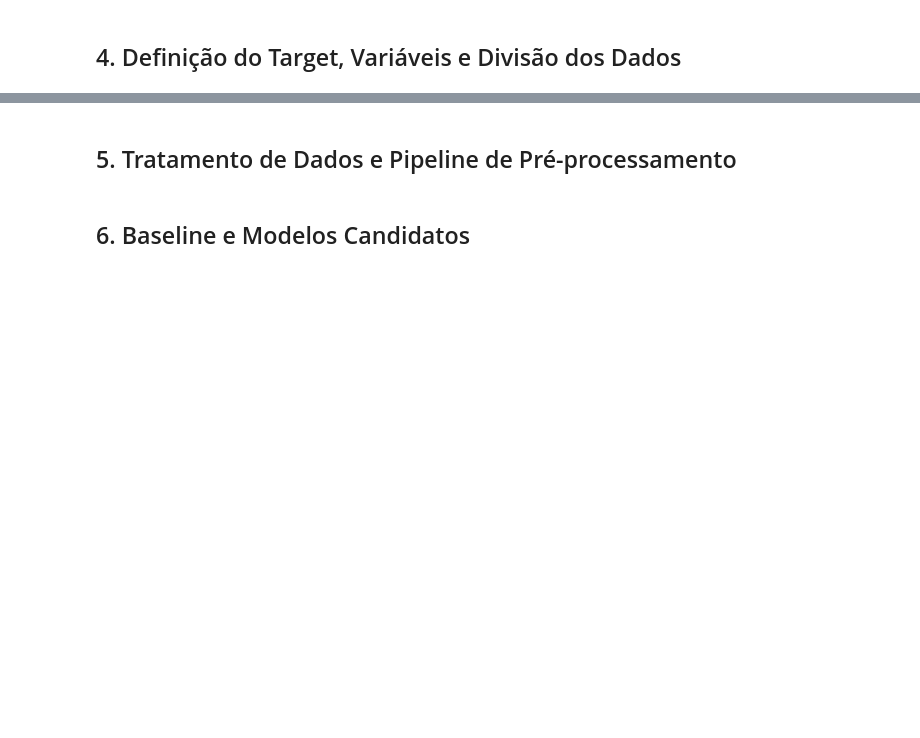
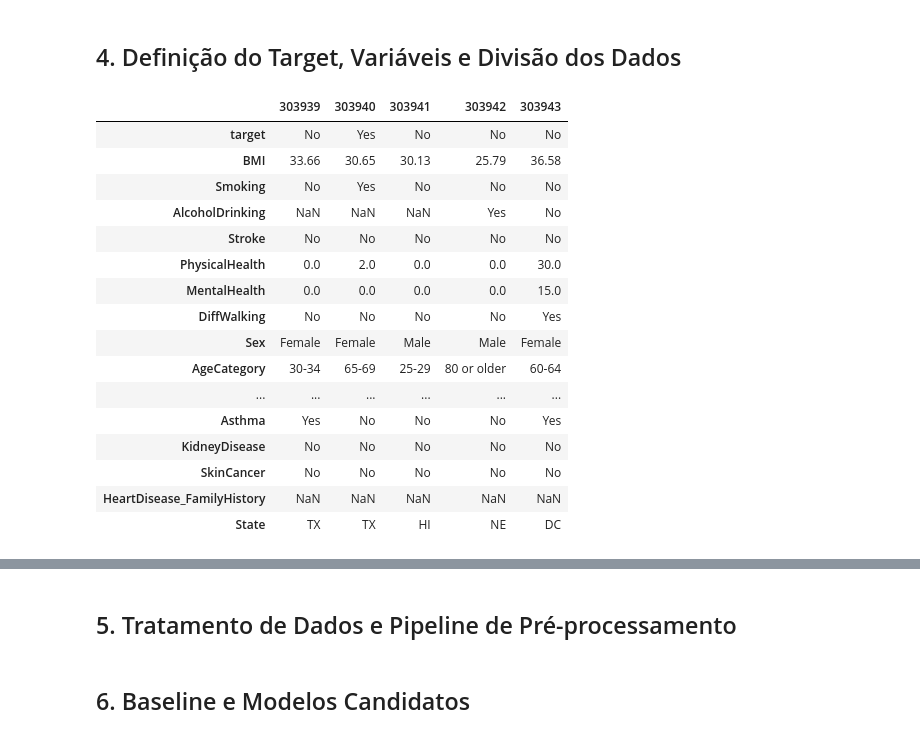
Before and after one commit to andreaafs/MVP-Machine-Learning-Analytics, a Jupyter notebook: MVP_Heart_Disease.ipynb, the cells around one changed output, grey strips where cells are left out. Saved outputs shown, nothing was run; the diff lists cells and outputs as text; code cells hidden in the pictures; blank space fills up the shorter version.

```diff
--- a/MVP_Heart_Disease.ipynb
+++ b/MVP_Heart_Disease.ipynb
@@ -37,2 +137,22 @@ plt.show()
 # %% [markdown]
 ## 4. Definição do Target, Variáveis e Divisão dos Dados
+# %%
+df.tail(5).T
+# %% [output]
+|  | 303939 | 303940 | 303941 | 303942 | 303943 |
+| target | No | Yes | No | No | No |
+| BMI | 33.66 | 30.65 | 30.13 | 25.79 | 36.58 |
+| Smoking | No | Yes | No | No | No |
+| AlcoholDrinking | NaN | NaN | NaN | Yes | No |
+| Stroke | No | No | No | No | No |
+| PhysicalHealth | 0.0 | 2.0 | 0.0 | 0.0 | 30.0 |
+| MentalHealth | 0.0 | 0.0 | 0.0 | 0.0 | 15.0 |
+| DiffWalking | No | No | No | No | Yes |
+| Sex | Female | Female | Male | Male | Female |
+| AgeCategory | 30-34 | 65-69 | 25-29 | 80 or older | 60-64 |
+| ... | ... | ... | ... | ... | ... |
+| Asthma | Yes | No | No | No | Yes |
+| KidneyDisease | No | No | No | No | No |
+| SkinCancer | No | No | No | No | No |
+| HeartDisease_FamilyHistory | NaN | NaN | NaN | NaN | NaN |
+| State | TX | TX | HI | NE | DC |
```
Also changed, not shown: parts of 13 cells of this notebook.
